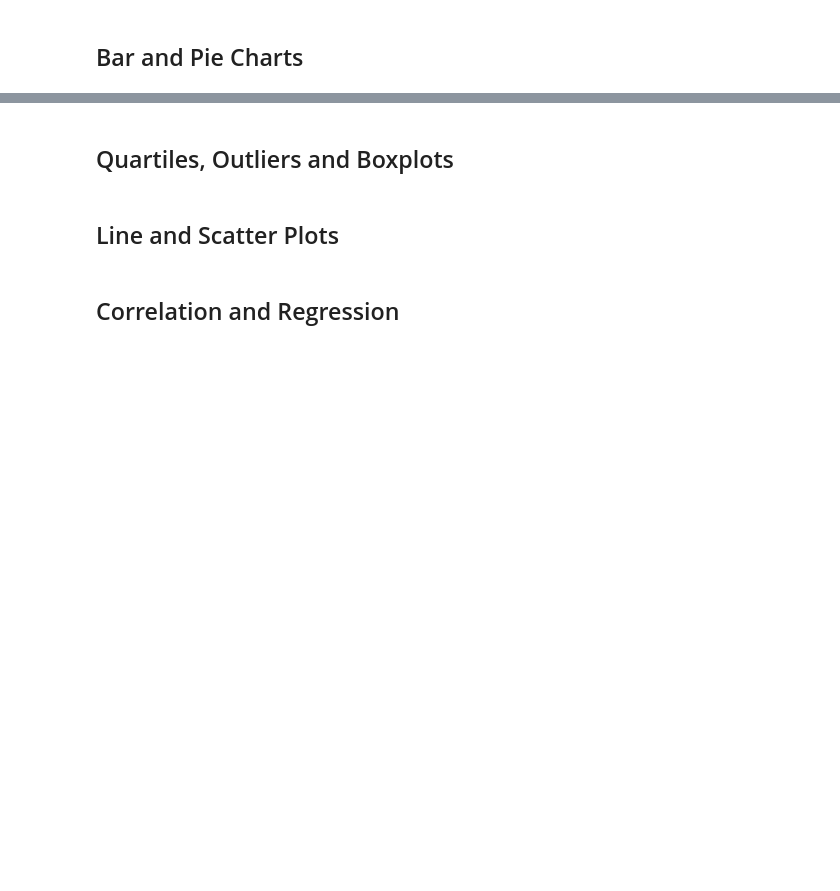
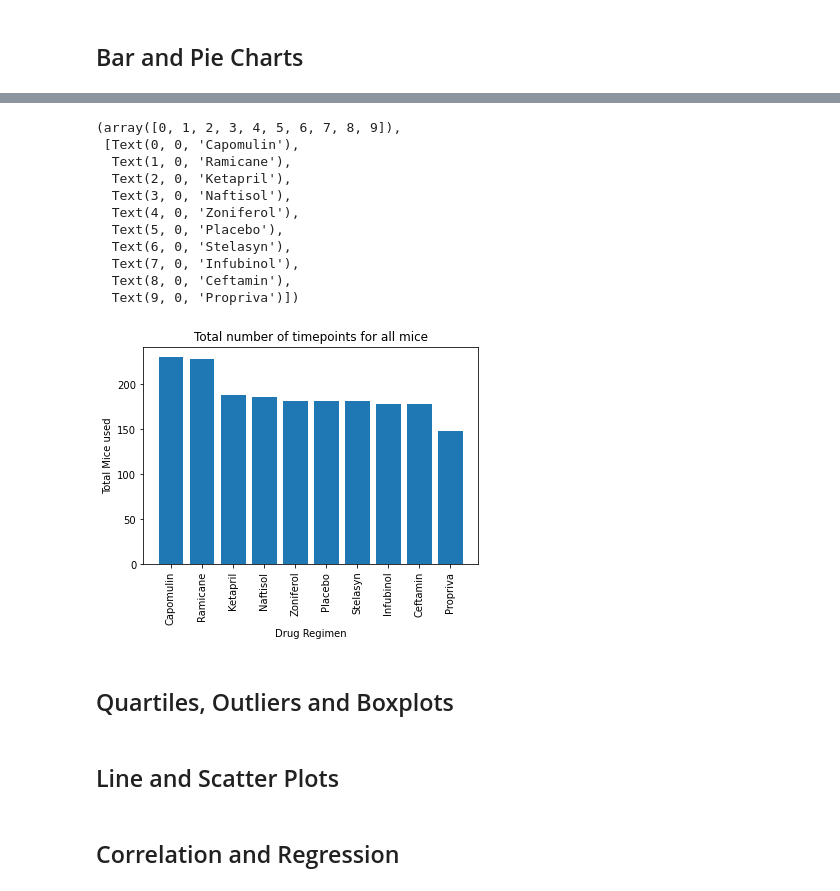
Before and after one commit to ranusuri/matplotlab-challenge, a Jupyter notebook: pymaceuticals_starter.ipynb, the cells around one changed output, grey strips where cells are left out. Cells and saved outputs as stored; diff of their text form; code cells hidden in the pictures; blank space fills up the shorter version.

```diff
--- a/pymaceuticals_starter.ipynb
+++ b/pymaceuticals_starter.ipynb
@@ -135,5 +144,31 @@ summary_stats.head(20)
 # %%
 # Generate a bar plot showing the total number of timepoints for all mice tested for each drug regimen using pyplot.
+
+drug_regimen_count = clean_dataset["Drug Regimen"].value_counts()
+drug_regimen_count
+x_axis = np.arange(len(drug_regimen_count))
+plt.bar(x_axis,drug_regimen_count)
+plt.title('Total number of timepoints for all mice')
+plt.xlabel('Drug Regimen')
+plt.ylabel('Total Mice used')
+#x_axis
+#drug_regimen_count.index.values
+plt.xticks(x_axis,drug_regimen_count.index.values)
+#rotate x-axis labels.
+plt.xticks(rotation=90)
+# %% [output]
+(array([0, 1, 2, 3, 4, 5, 6, 7, 8, 9]),
+ [Text(0, 0, 'Capomulin'),
+  Text(1, 0, 'Ramicane'),
+  Text(2, 0, 'Ketapril'),
+  Text(3, 0, 'Naftisol'),
+  Text(4, 0, 'Zoniferol'),
+  Text(5, 0, 'Placebo'),
+  Text(6, 0, 'Stelasyn'),
+  Text(7, 0, 'Infubinol'),
+  Text(8, 0, 'Ceftamin'),
+  Text(9, 0, 'Propriva')])
+[figure, added]
 # %%
 # Generate a pie plot showing the distribution of female versus male mice using Pandas
 # %%
```
Also changed, not shown: parts of 2 cells of this notebook.
